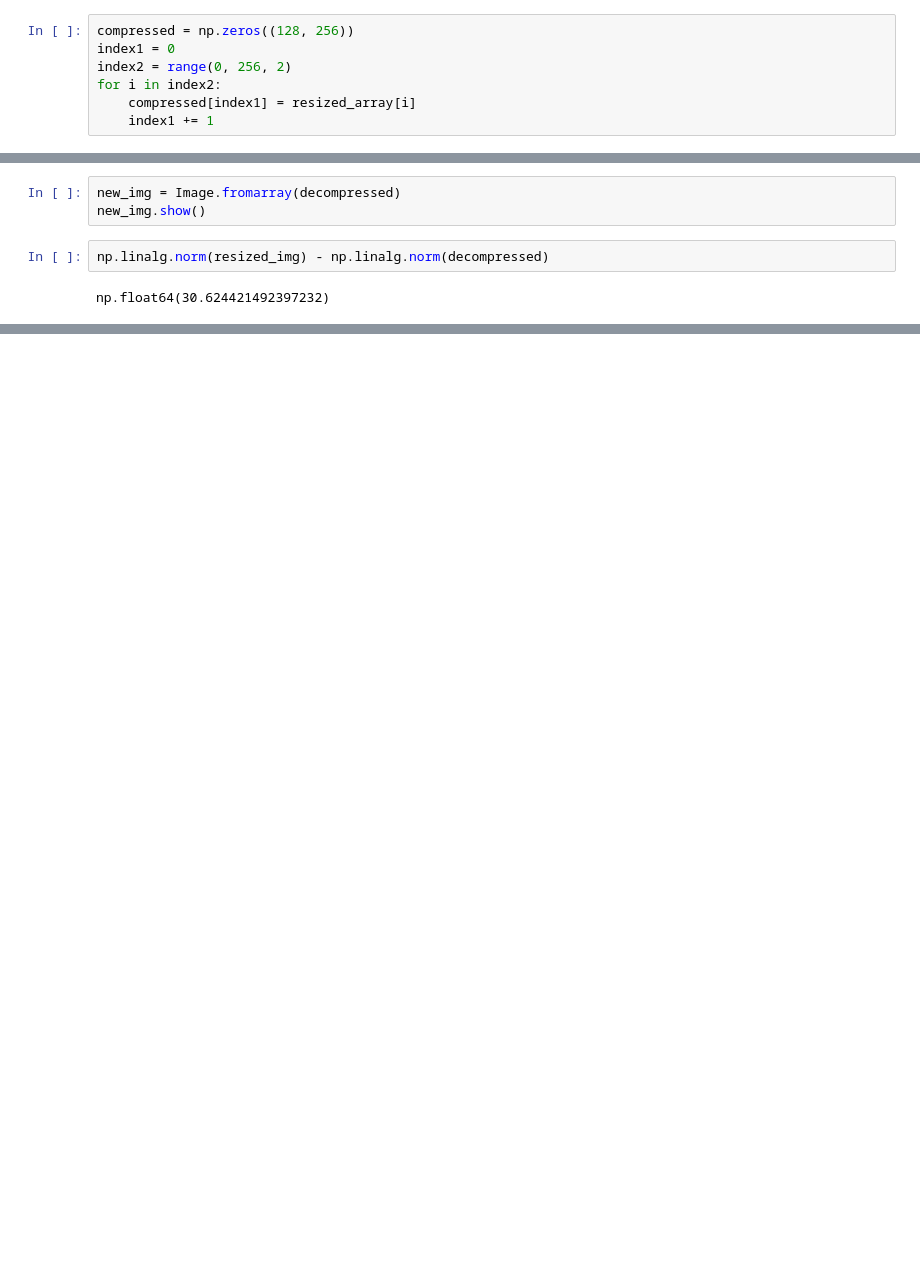
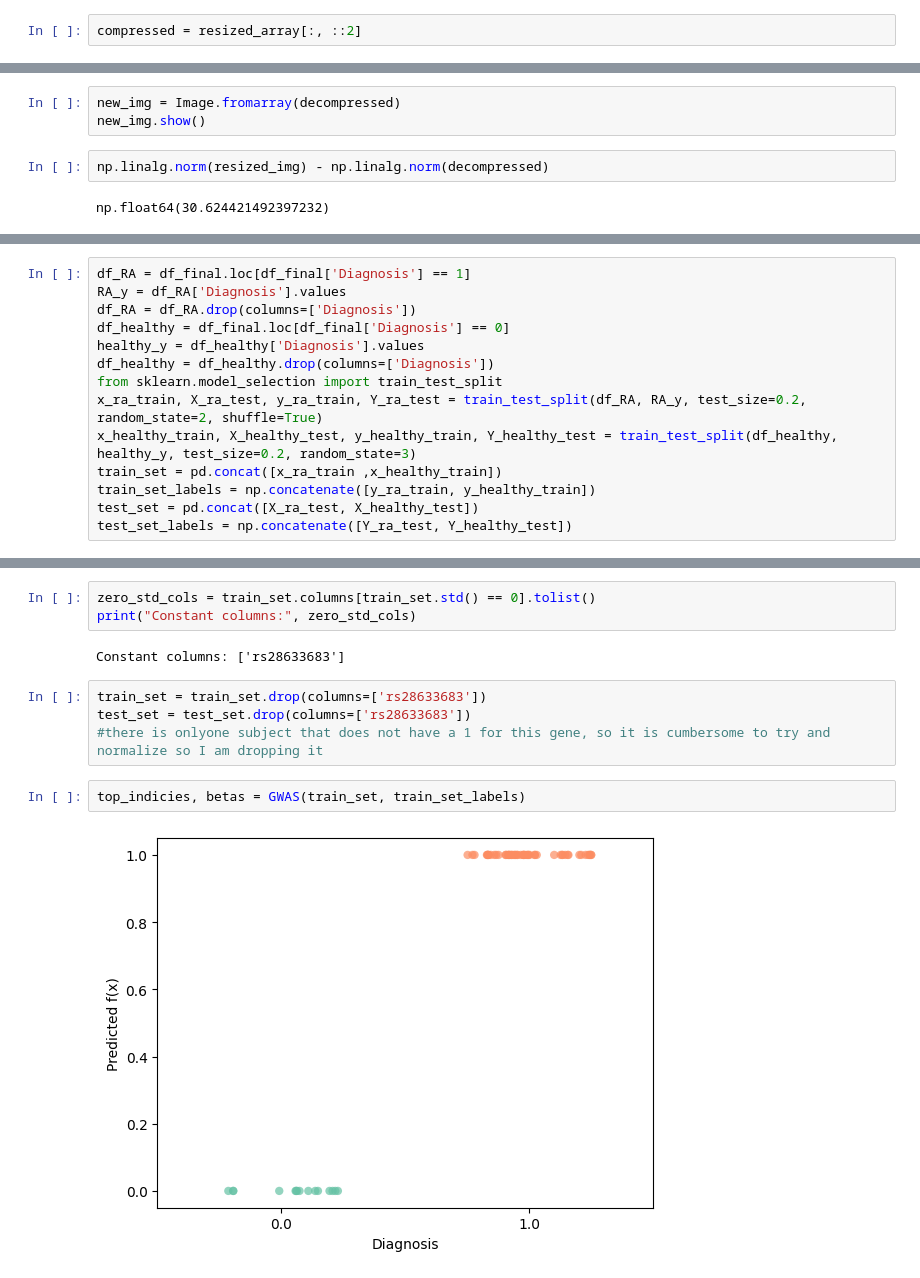
Before and after one commit to brko5178/MathFound, a Jupyter notebook: Assignment5.ipynb, the cells around one changed output, grey strips where cells are left out. Cells and saved outputs as stored; diff of their text form; blank space fills up the shorter version.

```diff
--- a/Assignment5.ipynb
+++ b/Assignment5.ipynb
@@ -165,8 +165,3 @@ resized_array.shape
 # %%
-compressed = np.zeros((128, 256))
-index1 = 0
-index2 = range(0, 256, 2)
-for i in index2:
-    compressed[index1] = resized_array[i]
-    index1 += 1
+compressed = resized_array[:, ::2]
 # %%
@@ -188,0 +216,14 @@ np.float64(30.624421492397232)
+# %%
+df_RA = df_final.loc[df_final['Diagnosis'] == 1]
+RA_y = df_RA['Diagnosis'].values
+df_RA = df_RA.drop(columns=['Diagnosis'])
+df_healthy = df_final.loc[df_final['Diagnosis'] == 0]
+healthy_y = df_healthy['Diagnosis'].values
+df_healthy = df_healthy.drop(columns=['Diagnosis'])
+from sklearn.model_selection import train_test_split
+x_ra_train, X_ra_test, y_ra_train, Y_ra_test = train_test_split(df_RA, RA_y, test_size=0.2, random_state=2, shuffle=True)
+x_healthy_train, X_healthy_test, y_healthy_train, Y_healthy_test = train_test_split(df_healthy, healthy_y, test_size=0.2, random_state=3)
+train_set = pd.concat([x_ra_train ,x_healthy_train])
+train_set_labels = np.concatenate([y_ra_train, y_healthy_train])
+test_set = pd.concat([X_ra_test, X_healthy_test])
+test_set_labels = np.concatenate([Y_ra_test, Y_healthy_test])
@@ -188,0 +379,13 @@ np.float64(30.624421492397232)
+# %%
+zero_std_cols = train_set.columns[train_set.std() == 0].tolist()
+print("Constant columns:", zero_std_cols)
+# %% [output]
+Constant columns: ['rs28633683']
+# %%
+train_set = train_set.drop(columns=['rs28633683'])
+test_set = test_set.drop(columns=['rs28633683'])
+#there is onlyone subject that does not have a 1 for this gene, so it is cumbersome to try and normalize so I am dropping it
+# %%
+top_indicies, betas = GWAS(train_set, train_set_labels)
+# %% [output]
+[figure, added]
```
Also changed, not shown: parts of 15 cells of this notebook, 1 other file.
